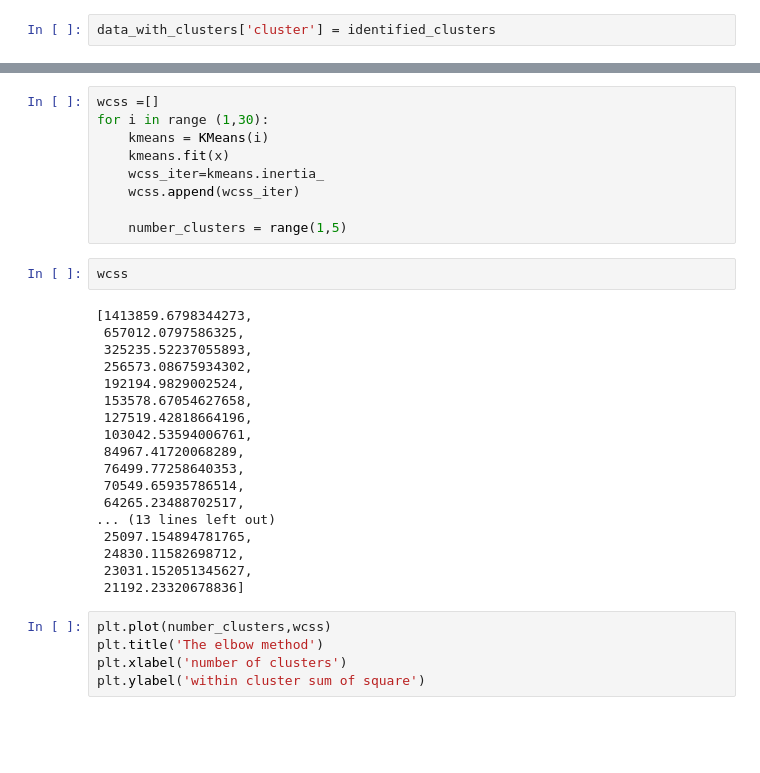
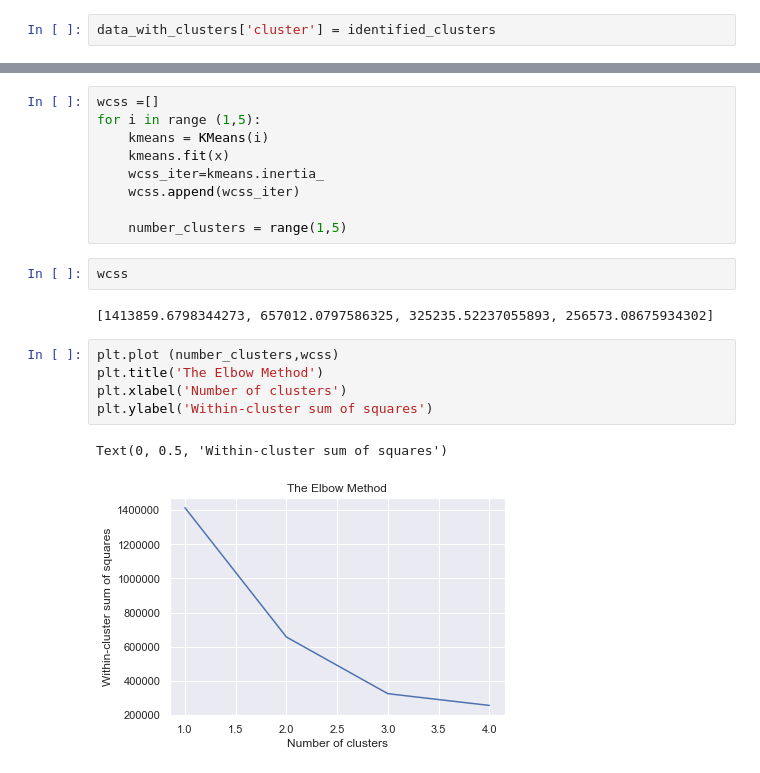
Before and after one commit to CodeBreakerRU/DataScience-StudyDocs, a Jupyter notebook: Lab04/Lab 04 test.ipynb, the cells around one changed output, grey strips where cells are left out. Saved outputs shown, nothing was run; the diff lists cells and outputs as text; blank space fills up the shorter version.

```diff
--- a/Lab04/Lab 04 test.ipynb
+++ b/Lab04/Lab 04 test.ipynb
@@ -128,6 +128,6 @@ plt.show
 # %%
 wcss =[]
-for i in range (1,30):
+for i in range (1,5):
     kmeans = KMeans(i)
     kmeans.fit(x)
     wcss_iter=kmeans.inertia_
@@ -137,25 +137,12 @@ for i in range (1,30):
 # %%
 wcss
 # %% [output]
-[1413859.6798344273,
- 657012.0797586325,
- 325235.52237055893,
- 256573.08675934302,
- 192194.9829002524,
- 153578.67054627658,
- 127519.42818664196,
- 103042.53594006761,
- 84967.41720068289,
- 76499.77258640353,
- 70549.65935786514,
- 64265.23488702517,
-... (13 lines left out)
- 25097.154894781765,
- 24830.11582698712,
- 23031.152051345627,
- 21192.23320678836]
+[1413859.6798344273, 657012.0797586325, 325235.52237055893, 256573.08675934302]
 # %%
-plt.plot(number_clusters,wcss)
-plt.title('The elbow method')
-plt.xlabel('number of clusters')
-plt.ylabel('within cluster sum of square')
+plt.plot (number_clusters,wcss)
+plt.title('The Elbow Method')
+plt.xlabel('Number of clusters')
+plt.ylabel('Within-cluster sum of squares')
+# %% [output]
+Text(0, 0.5, 'Within-cluster sum of squares')
+[figure, added]
```
Also changed, not shown: parts of 3 cells of this notebook, 5 other files.
